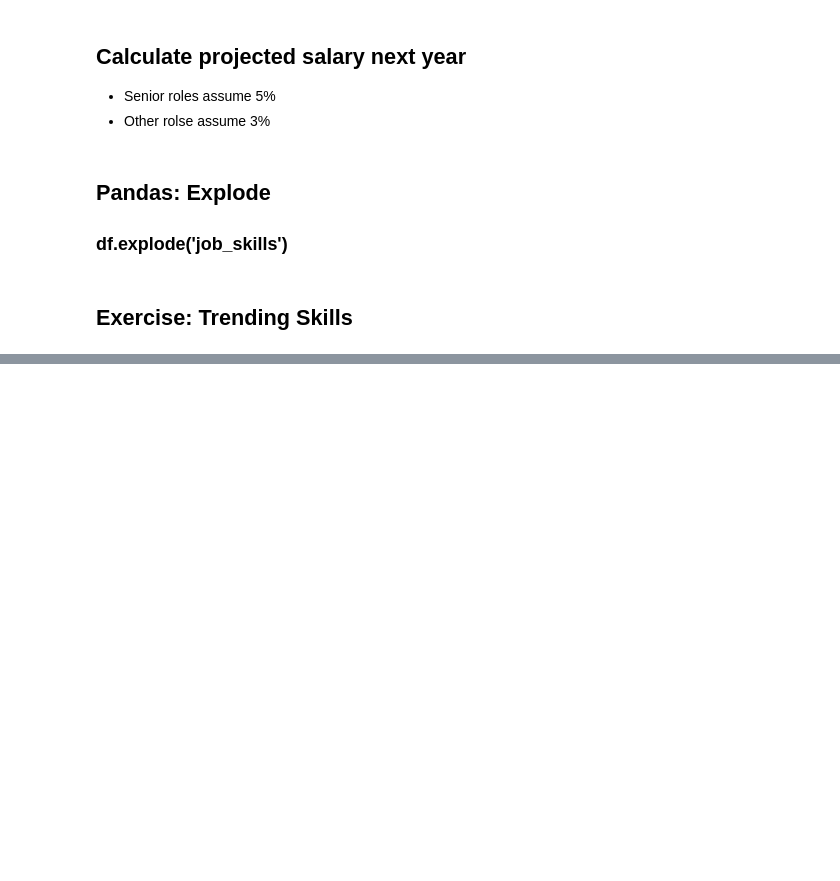
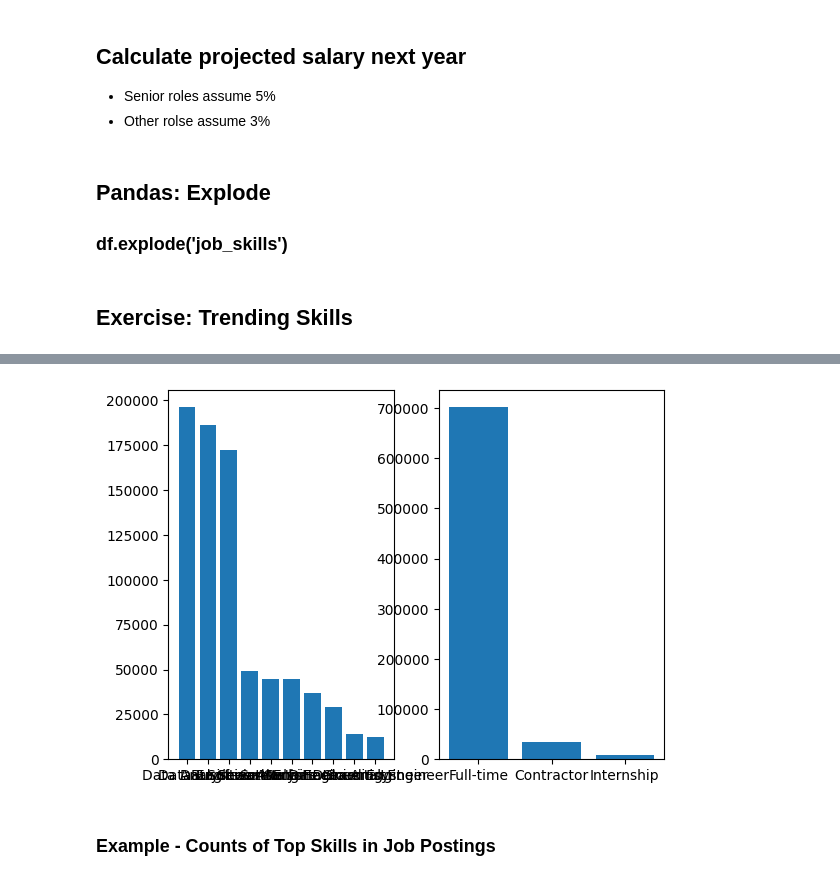
Before and after one commit to Rinskiii/python-for-data-analytics, a Jupyter notebook: advanced_python_for_da.ipynb, the cells around one changed output, grey strips where cells are left out. Saved outputs shown, nothing was run; the diff lists cells and outputs as text; code cells hidden in the pictures; blank space fills up the shorter version.

```diff
--- a/advanced_python_for_da.ipynb
+++ b/advanced_python_for_da.ipynb
@@ -611,0 +545,5 @@ plt.show()
+# %%
+df = pd.read_csv('./data/data_jobs.csv')
+# %%
+df ['job_posteddate'] = pd.to_datetime(df['job_posted_date'])
+df['job_skills'] = df['job_skills'].apply(lambda x: ast.literal_eval(x) if pd.notna(x) else x)
@@ -611,0 +572,10 @@ plt.show()
+# %%
+fig, ax = plt.subplots(1, 2)
+ax[0].bar(df['job_title_short'].value_counts().index, df['job_title_short'].value_counts())
+ax[1].bar(df['job_schedule_type'].value_counts().head(3).index, df['job_schedule_type'].value_counts().head(3))
+
+fig.tight_layout(pad=13)
+# %% [output]
+[figure, added]
+# %% [markdown]
+### Example - Counts of Top Skills in Job Postings
```
Also changed, not shown: parts of 18 cells of this notebook.
